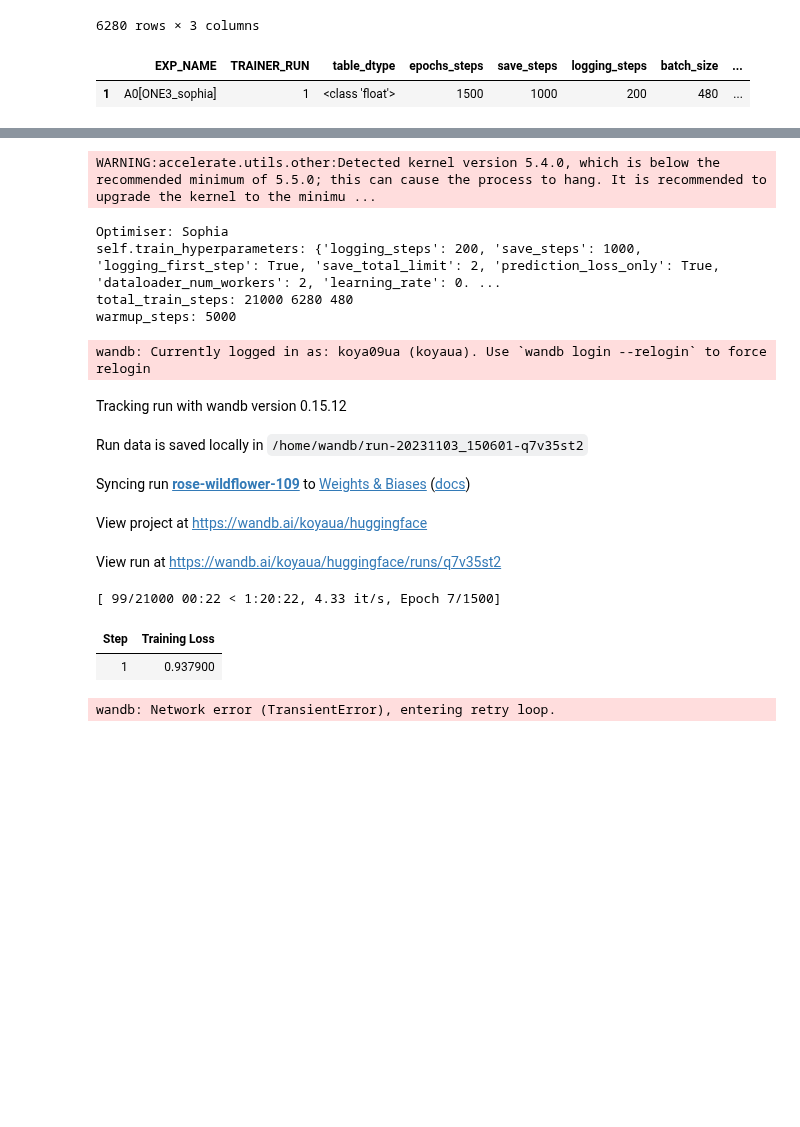
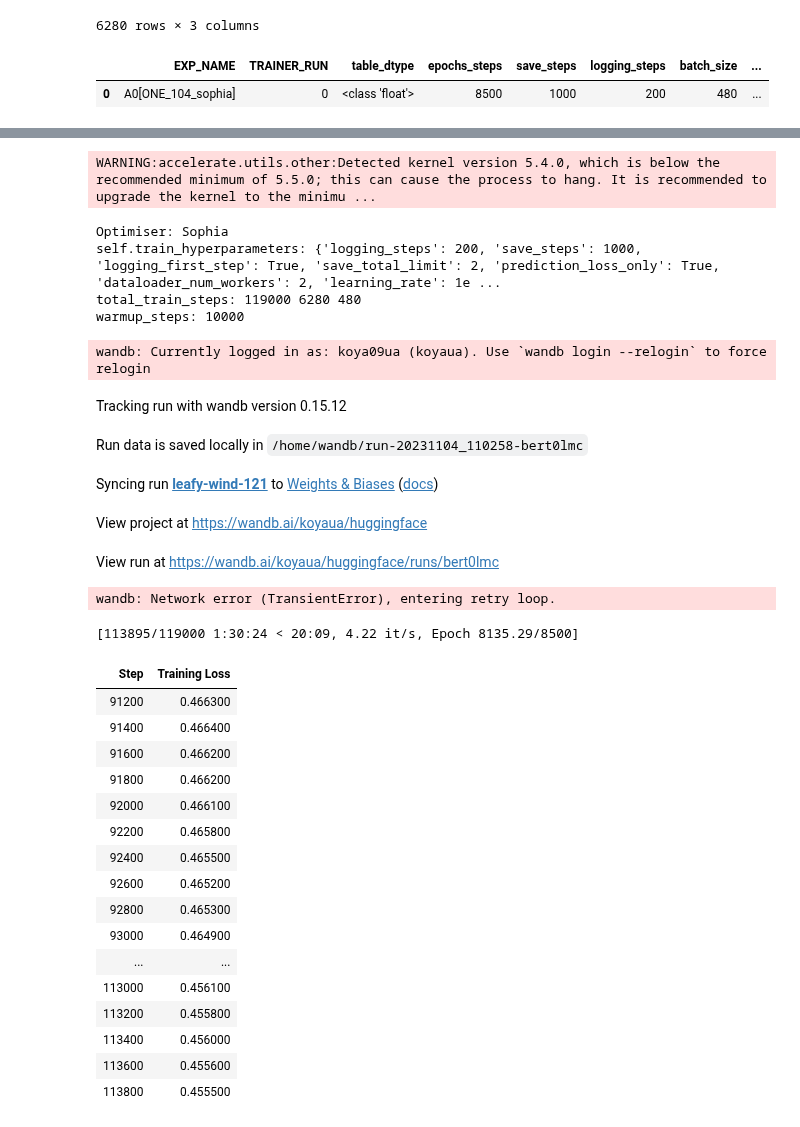
Before and after one commit to koyacolab/aispace, a Jupyter notebook: ai.ipynb, the cells around one changed output, grey strips where cells are left out. Saved outputs shown, nothing was run; the diff lists cells and outputs as text; code cells hidden in the pictures; blank space fills up the shorter version.

```diff
--- a/ai.ipynb
+++ b/ai.ipynb
@@ -299,7 +299,7 @@ EXP_NAME = 'exp-T4'
 optimizer_fit = 'sophia'
 ##########################################################
 
-EXP_NAME = f'A0[ONE3_{optimizer_fit}]'
+EXP_NAME = f'A0[ONE_104_{optimizer_fit}]'
 
 #### 1 ###########
 # learning_rate = 5e-5
@@ -318,7 +318,7 @@ EXP_NAME = f'A0[ONE3_{optimizer_fit}]'
 # optimizer = SophiaG(model.parameters(), lr=2e-4, betas=(0.965, 0.99), rho = 0.01, weight_decay=1e-1)
 
 #### FOR V-100 GPU USABILITY################################
-epochs_steps = 1500   # 250 #50
+epochs_steps = 8500   # 250 #50
 save_steps = 1000   #250 #50 #9380  #2000   # FOR FIT THIS VALUE START TRAIN DATASET, EQUALS FOR STEPS IN FIRST START
 logging_steps = 200 # 250 #25 #9380  #1000
 #### batch_size = 250 for T4
@@ -328,14 +328,14 @@ batch_size = 480 # 4 columns trainable
 #######################################
 step_checkpoint_list = [7000, 105000, 82000, 32000, 22000, 112000, 112000, 112000]
 step_checkpoint_list = [112000, 32000, 21000]
-step_checkpoint_list = [7000]
+step_checkpoint_list = [21000]
 
-lr_fit=1e-4
+lr_fit=1e-6
 learning_rate = lr_fit
 
 experiment_dir = ""
-TRAINER_RUN = 1
-RESUME_FROM_CHECKPOINT = False
+TRAINER_RUN = 0
+RESUME_FROM_CHECKPOINT = True
 
 
 if TRAINER_RUN == 0:
@@ -407,7 +407,7 @@ model = GReaT(llm=load_model_path,
               efficient_finetuning = efficient_finetuning,
               learning_rate=learning_rate,
               # lr_scheduler_type=lr_scheduler_type,
-              warmup_steps = 5000,
+              warmup_steps = 10000,
               # warmup_ratio=0.05,
               seed=current_time,
               data_seed=current_time+int(time.time()),
@@ -433,4 +433,4 @@ model.save(f'{experiment_dir}/model')
 TRAINER_DICT.to_csv(f'{experiment_dir}.csv')
 # %% [output]
 |  | EXP_NAME | TRAINER_RUN | table_dtype | epochs_steps | save_steps | logging_steps | batch_size | ... |
-| 1 | A0[ONE3_sophia] | 1 | <class 'float'> | 1500 | 1000 | 200 | 480 | ... |
+| 0 | A0[ONE_104_sophia] | 0 | <class 'float'> | 8500 | 1000 | 200 | 480 | ... |
@@ -439,33 +439,48 @@ load_model_path: A0[ONE3_sophia]/run[0]/checkpoint-7000
 ----------- Model architecture, efficient_finetuning:  -----------------------
 GPT2LMHeadModel(
   (transformer): GPT2Model(
     (wte): Embedding(50257, 768)
     (wpe): Embedding(1024, 768)
     (drop): Dropout(p=0.1, inplace=False)
     (h): ModuleList(
       (0-5): 6 x GPT2Block(
         (ln_1): LayerNorm((768,), eps=1e-05, elementwise_affine=True)
         (attn): GPT2Attention(
 ... (15 lines left out)
   )
   (lm_head): Linear(in_features=768, out_features=50257, bias=False)
 )
 ----------------------------------------------------------------------------------------------------
 WARNING:accelerate.utils.other:Detected kernel version 5.4.0, which is below the recommended minimum of 5.5.0; this can cause the process to hang. It is recommended to upgrade the kernel to the minimu ...
 Optimiser: Sophia
-self.train_hyperparameters: {'logging_steps': 200, 'save_steps': 1000, 'logging_first_step': True, 'save_total_limit': 2, 'prediction_loss_only': True, 'dataloader_num_workers': 2, 'learning_rate': 0. ...
-total_train_steps: 21000 6280 480
-warmup_steps: 5000
+self.train_hyperparameters: {'logging_steps': 200, 'save_steps': 1000, 'logging_first_step': True, 'save_total_limit': 2, 'prediction_loss_only': True, 'dataloader_num_workers': 2, 'learning_rate': 1e ...
+total_train_steps: 119000 6280 480
+warmup_steps: 10000
 wandb: Currently logged in as: koya09ua (koyaua). Use `wandb login --relogin` to force relogin
 Tracking run with wandb version 0.15.12
-Run data is saved locally in /home/wandb/run-20231103_150601-q7v35st2
+Run data is saved locally in /home/wandb/run-20231104_110258-bert0lmc
-Syncing run rose-wildflower-109 to Weights & Biases (docs)
+Syncing run leafy-wind-121 to Weights & Biases (docs)
 View project at https://wandb.ai/koyaua/huggingface
-View run at https://wandb.ai/koyaua/huggingface/runs/q7v35st2
+View run at https://wandb.ai/koyaua/huggingface/runs/bert0lmc
-[ 99/21000 00:22 < 1:20:22, 4.33 it/s, Epoch 7/1500]
+wandb: Network error (TransientError), entering retry loop.
+[113895/119000 1:30:24 < 20:09, 4.22 it/s, Epoch 8135.29/8500]
 | Step | Training Loss |
-| 1 | 0.937900 |
+| 91200 | 0.466300 |
+| 91400 | 0.466400 |
+| 91600 | 0.466200 |
+| 91800 | 0.466200 |
+| 92000 | 0.466100 |
+| 92200 | 0.465800 |
+| 92400 | 0.465500 |
+| 92600 | 0.465200 |
+| 92800 | 0.465300 |
+| 93000 | 0.464900 |
+| ... | ... |
+| 113000 | 0.456100 |
+| 113200 | 0.455800 |
+| 113400 | 0.456000 |
+| 113600 | 0.455600 |
+| 113800 | 0.455500 |
-wandb: Network error (TransientError), entering retry loop.
 # %%
 from google.colab import runtime
 runtime.unassign()
```
Also changed, not shown: parts of 1 cell of this notebook, 1 other file.
